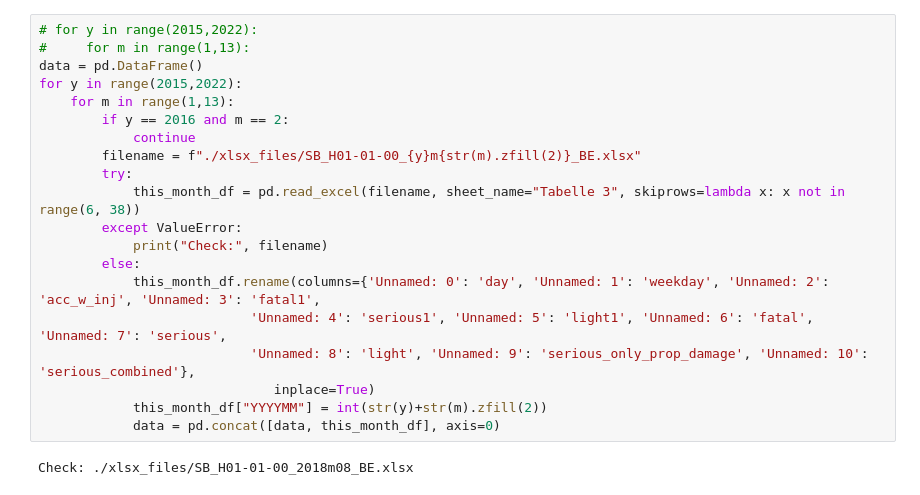
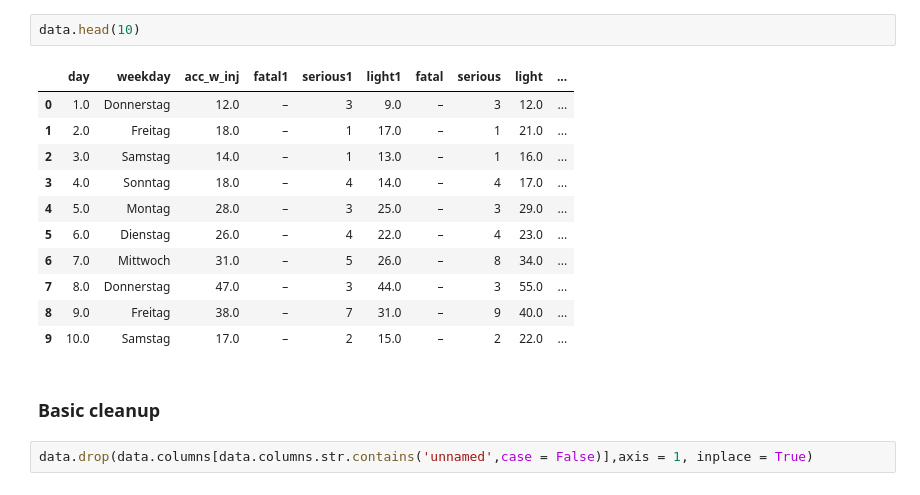
Before and after one commit to SEberwein/Berlin_traffic_accidents_2018-2020, a Jupyter notebook: extract_xlsx_data.ipynb, the cells around one changed output. Drawn from its saved outputs; the diff is of its cells as text.

Commit message:
excel extracted

```diff
--- a/extract_xlsx_data.ipynb
+++ b/extract_xlsx_data.ipynb
@@ -61,22 +46,18 @@ tester2
-# %%
-# for y in range(2015,2022):
-#     for m in range(1,13):
-data = pd.DataFrame()
-for y in range(2015,2022):
-    for m in range(1,13):
-        if y == 2016 and m == 2:
-            continue
-        filename = f"./xlsx_files/SB_H01-01-00_{y}m{str(m).zfill(2)}_BE.xlsx"
-        try:
-            this_month_df = pd.read_excel(filename, sheet_name="Tabelle 3", skiprows=lambda x: x not in range(6, 38))
-        except ValueError:
-            print("Check:", filename)
-        else:
-            this_month_df.rename(columns={'Unnamed: 0': 'day', 'Unnamed: 1': 'weekday', 'Unnamed: 2': 'acc_w_inj', 'Unnamed: 3': 'fatal1',
-                           'Unnamed: 4': 'serious1', 'Unnamed: 5': 'light1', 'Unnamed: 6': 'fatal', 'Unnamed: 7': 'serious',
-                           'Unnamed: 8': 'light', 'Unnamed: 9': 'serious_only_prop_damage', 'Unnamed: 10': 'serious_combined'},
-                              inplace=True)
-            this_month_df["YYYYMM"] = int(str(y)+str(m).zfill(2))
-            data = pd.concat([data, this_month_df], axis=0)
-# %% [output]
-Check: ./xlsx_files/SB_H01-01-00_2018m08_BE.xlsx
+# %%
+data.head(10)
+# %% [output]
+|  | day | weekday | acc_w_inj | fatal1 | serious1 | light1 | fatal | serious | light | ... |
+| 0 | 1.0 | Donnerstag | 12.0 | – | 3 | 9.0 | – | 3 | 12.0 | ... |
+| 1 | 2.0 | Freitag | 18.0 | – | 1 | 17.0 | – | 1 | 21.0 | ... |
+| 2 | 3.0 | Samstag | 14.0 | – | 1 | 13.0 | – | 1 | 16.0 | ... |
+| 3 | 4.0 | Sonntag | 18.0 | – | 4 | 14.0 | – | 4 | 17.0 | ... |
+| 4 | 5.0 | Montag | 28.0 | – | 3 | 25.0 | – | 3 | 29.0 | ... |
+| 5 | 6.0 | Dienstag | 26.0 | – | 4 | 22.0 | – | 4 | 23.0 | ... |
+| 6 | 7.0 | Mittwoch | 31.0 | – | 5 | 26.0 | – | 8 | 34.0 | ... |
+| 7 | 8.0 | Donnerstag | 47.0 | – | 3 | 44.0 | – | 3 | 55.0 | ... |
+| 8 | 9.0 | Freitag | 38.0 | – | 7 | 31.0 | – | 9 | 40.0 | ... |
+| 9 | 10.0 | Samstag | 17.0 | – | 2 | 15.0 | – | 2 | 22.0 | ... |
+# %% [markdown]
+### Basic cleanup
+# %%
+data.drop(data.columns[data.columns.str.contains('unnamed',case = False)],axis = 1, inplace = True)
```
Also changed, not shown: parts of 49 cells of this notebook, 1 other file.
